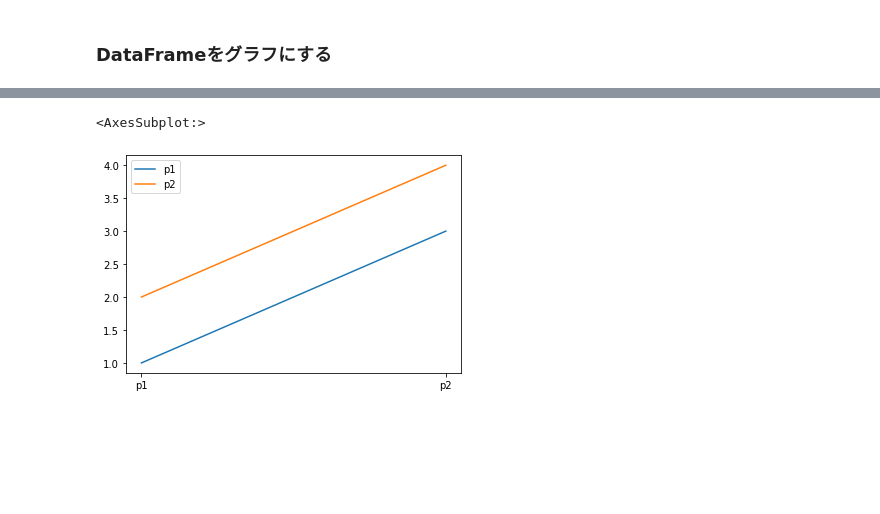
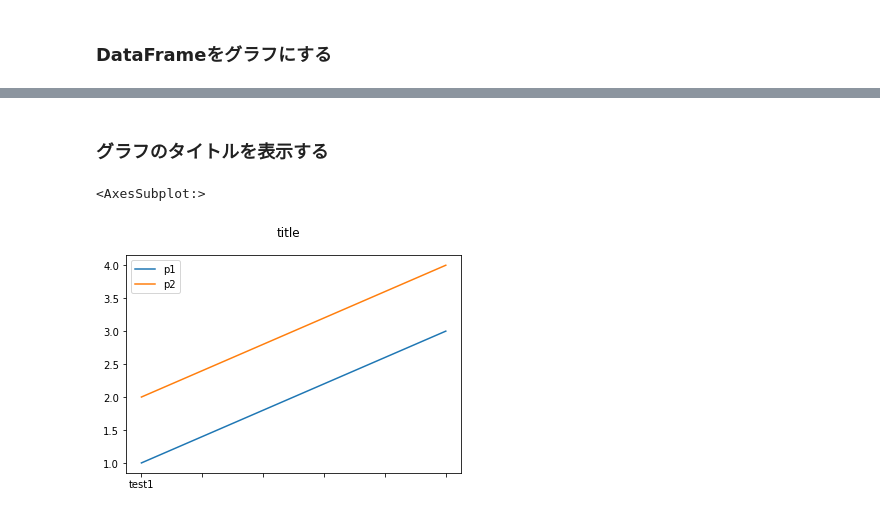
Before and after one commit to ri003074/Python3, a Jupyter notebook: src/matplotlib/matplotlib_summary.ipynb, the cells around one changed output, grey strips where cells are left out. Cells and saved outputs as stored; diff of their text form; code cells hidden in the pictures; blank space fills up the shorter version.

```diff
--- a/src/matplotlib/matplotlib_summary.ipynb
+++ b/src/matplotlib/matplotlib_summary.ipynb
@@ -28,8 +28,8 @@ ax.legend()
 ### DataFrameをグラフにする
 # %%
 data = [{"p1": 1, "p2": 2}, {"p1": 3, "p2": 4}]
+
+df = pd.DataFrame(data, index=["test1", "test2"])
-# %%
-df = pd.DataFrame(data, index=["p1", "p2"])
 # %%
 df
 # %% [output]
@@ -39,9 +55,10 @@ df
+# %% [markdown]
+### グラフのタイトルを表示する
 # %%
 fig = plt.figure()
 ax = fig.add_subplot(1, 1, 1)
-ax.set_xticks([0, 1])  # メモリ位置のリスト
-ax.set_xticklabels(["a", "b"])  # 表示値のリスト
-df.plot(ax=ax)
+fig.suptitle("title")
+df.plot(ax=ax, legend=True)
 # %% [output]
 <AxesSubplot:>
-[figure, old version]
+[figure, new version]
```
Also changed, not shown: parts of 5 cells of this notebook, 9 other files.
